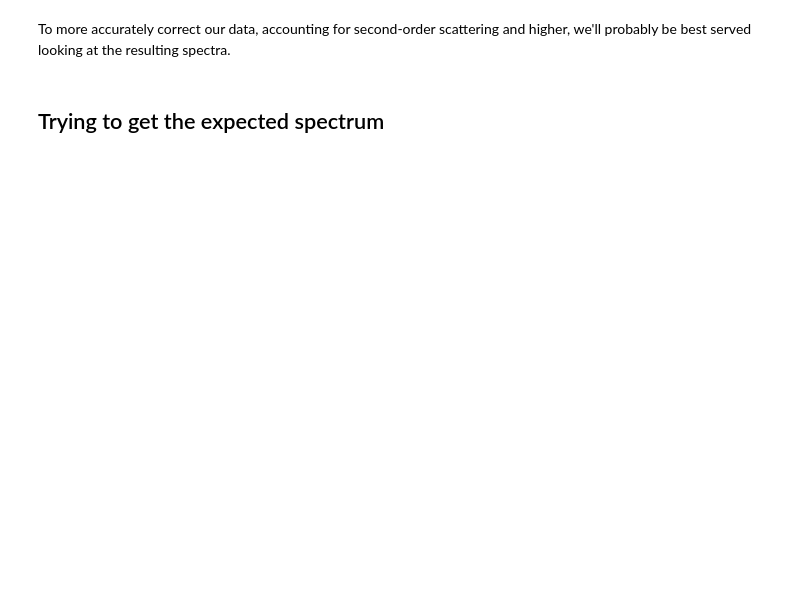
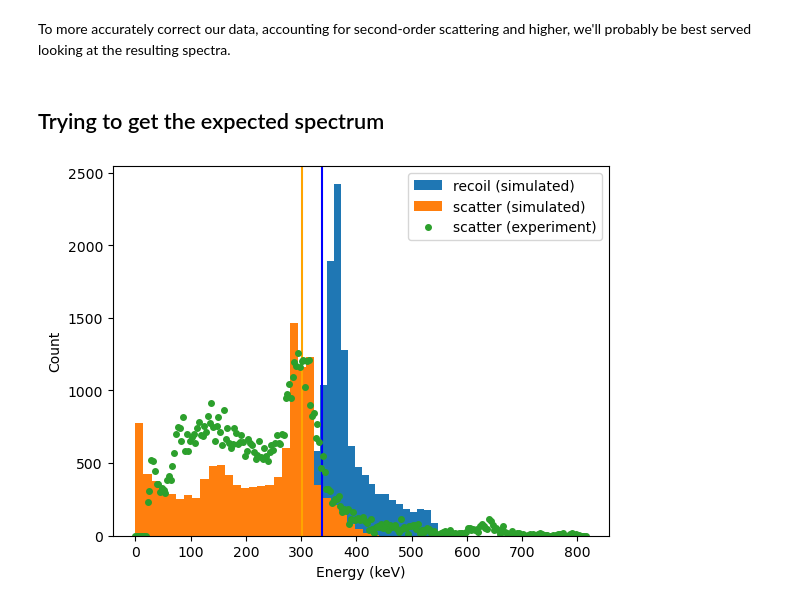
Before and after one commit to Certaingemstone/mcscatter, a Jupyter notebook: photonvisual.ipynb, the cells around one changed output. Saved outputs shown, nothing was run; the diff lists cells and outputs as text; code cells hidden in the pictures; blank space fills up the shorter version.

Commit message:
Add real-world data comparison

```diff
--- a/photonvisual.ipynb
+++ b/photonvisual.ipynb
@@ -215,3 +238,49 @@ Mean angle (deg): 26.545242644585638
 To more accurately correct our data, accounting for second-order scattering and higher, we'll probably be best served looking at the resulting spectra.
 # %% [markdown]
 ## Trying to get the expected spectrum
+# %%
+#linewidth = 25 # keV, estimated by 22Na 511keV annihilation peak spreading, standard deviation of Gaussian convolution kernel
+
+#reference = r"C:\Users\jade2\Documents\GitHub\jlab\compton\2022-11-04\22-11-04_75degT_MCB133(Scatter).Spe"
+reference = r"C:\Users\jade2\Documents\GitHub\jlab\compton\2022-10-31\22-10-31_270degT_MCB133(Scatter).Spe"
+cal = 0.37 # 11-04 data
+cal = 0.4 # 10-31 data
+scale = 7
+rebinning = 8
+
+def rebin(file, rebinning=16):
+    with open(file, 'r') as spe:
+        bin_vals = spe.readlines()[12:-14]
+        if len(bin_vals) != 2048:
+            raise ValueError('Expected 2048 bin file; verify file formatting works.')
+        bin_vals = np.array(bin_vals, dtype='int')
+    # rebin data
+    newbins = []
+    ct = 0
+    for i, val in enumerate(bin_vals):
+        ct += val
+        if (i + 1) % rebinning == 0:
+            newbins.append(ct)
+            ct = 0
+    return newbins
+
+ct = np.array(rebin(reference, rebinning)) * scale
+x = np.array([i for i in range(len(ct))]) * rebinning * cal
+
+energydict = deposit_energies(photon_dict, obj={0,1})
+plt.hist(energydict[0], bins=30, label='recoil (simulated)')
+plt.hist(energydict[1], bins=30, label='scatter (simulated)')
+#plt.axvline(662, color='red')
+plt.axvline(337, color='blue')
+plt.axvline(301, color='orange')
+#plt.axvline(303, color='blue')
+#plt.axvline(330, color='orange')
+plt.ylabel("Count")
+plt.xlabel("Energy (keV)")
+
+plt.plot(x, ct, marker='o', linestyle='', markersize=4, label="scatter (experiment)")
+
+plt.legend()
+plt.show()
+# %% [output]
+[figure, added]
```
Also changed, not shown: parts of 7 cells of this notebook.
